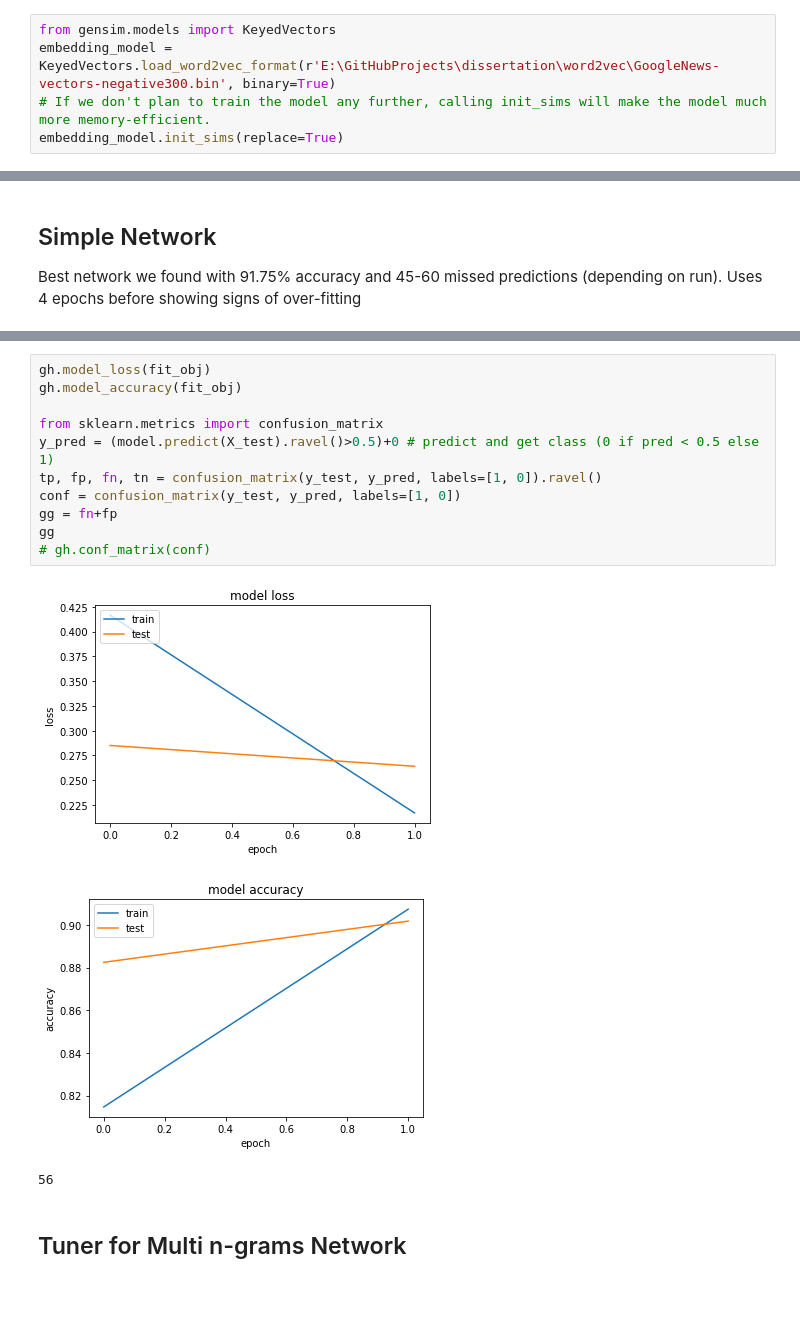
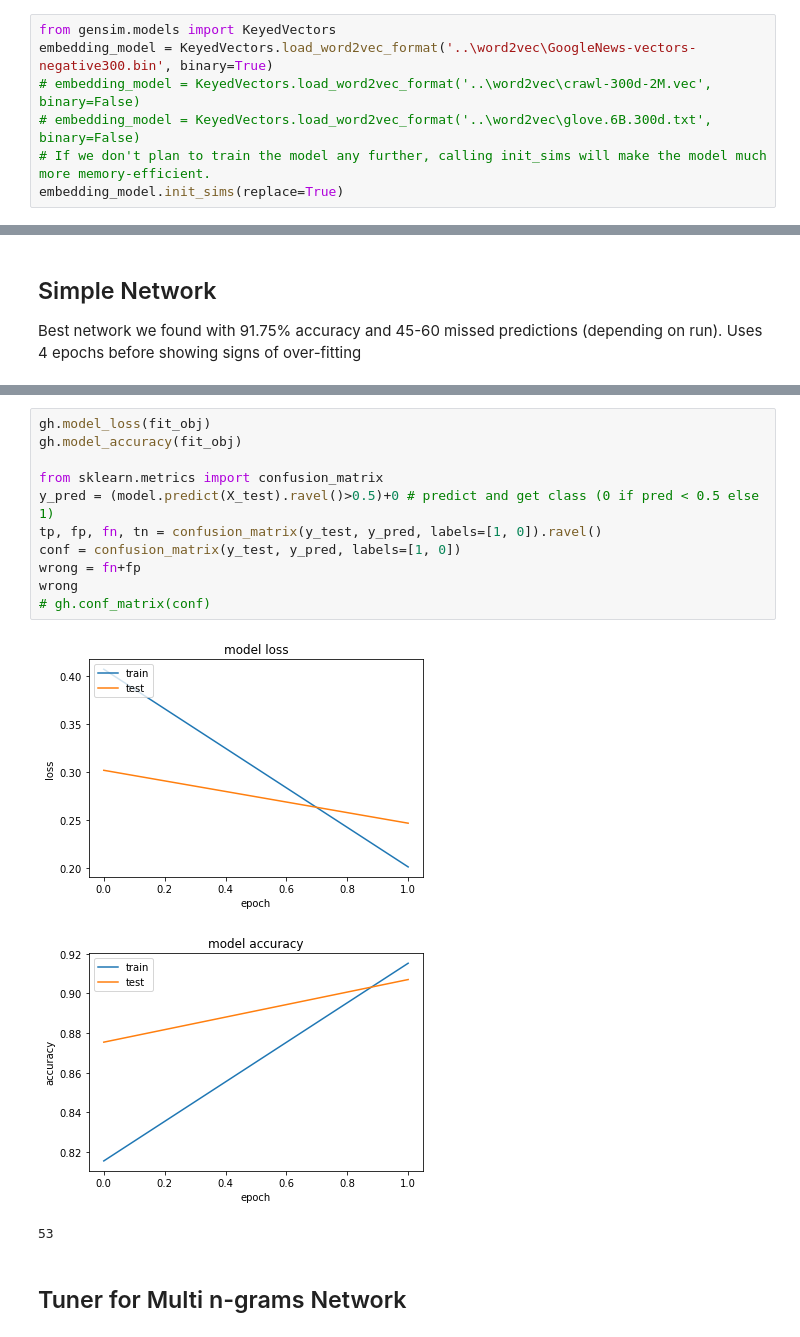
Before and after one commit to kamilszymczak/dissertation, a Jupyter notebook: ml/convnet.ipynb, the cells around one changed output, grey strips where cells are left out. Saved outputs shown, nothing was run; the diff lists cells and outputs as text; blank space fills up the shorter version.

Commit message:
convnet: added alternative embeddings vectors, metrics, and loop to get best model weight distribution

```diff
--- a/ml/convnet.ipynb
+++ b/ml/convnet.ipynb
@@ -17,7 +17,9 @@ import graphs as gh
 %autoreload 2
 # %%
 from gensim.models import KeyedVectors
-embedding_model = KeyedVectors.load_word2vec_format(r'E:\GitHubProjects\dissertation\word2vec\GoogleNews-vectors-negative300.bin', binary=True)
+embedding_model = KeyedVectors.load_word2vec_format('..\word2vec\GoogleNews-vectors-negative300.bin', binary=True)
+# embedding_model = KeyedVectors.load_word2vec_format('..\word2vec\crawl-300d-2M.vec', binary=False)
+# embedding_model = KeyedVectors.load_word2vec_format('..\word2vec\glove.6B.300d.txt', binary=False)
 # If we don't plan to train the model any further, calling init_sims will make the model much more memory-efficient.
 embedding_model.init_sims(replace=True)
 # %%
@@ -252,18 +439,18 @@ Epoch 2/2
 # %%
 gh.model_loss(fit_obj)
 gh.model_accuracy(fit_obj)
 
 from sklearn.metrics import confusion_matrix
 y_pred = (model.predict(X_test).ravel()>0.5)+0 # predict and get class (0 if pred < 0.5 else 1)
 tp, fp, fn, tn = confusion_matrix(y_test, y_pred, labels=[1, 0]).ravel()
 conf = confusion_matrix(y_test, y_pred, labels=[1, 0])
-gg = fn+fp
-gg
+wrong = fn+fp
+wrong
 # gh.conf_matrix(conf)
 # %% [output]
-[figure, old version]
+[figure, new version]
-[figure, old version]
+[figure, new version]
-56
+53
 # %% [markdown]
 ## Tuner for Multi n-grams Network
 # %%
```
Also changed, not shown: parts of 19 cells of this notebook.
